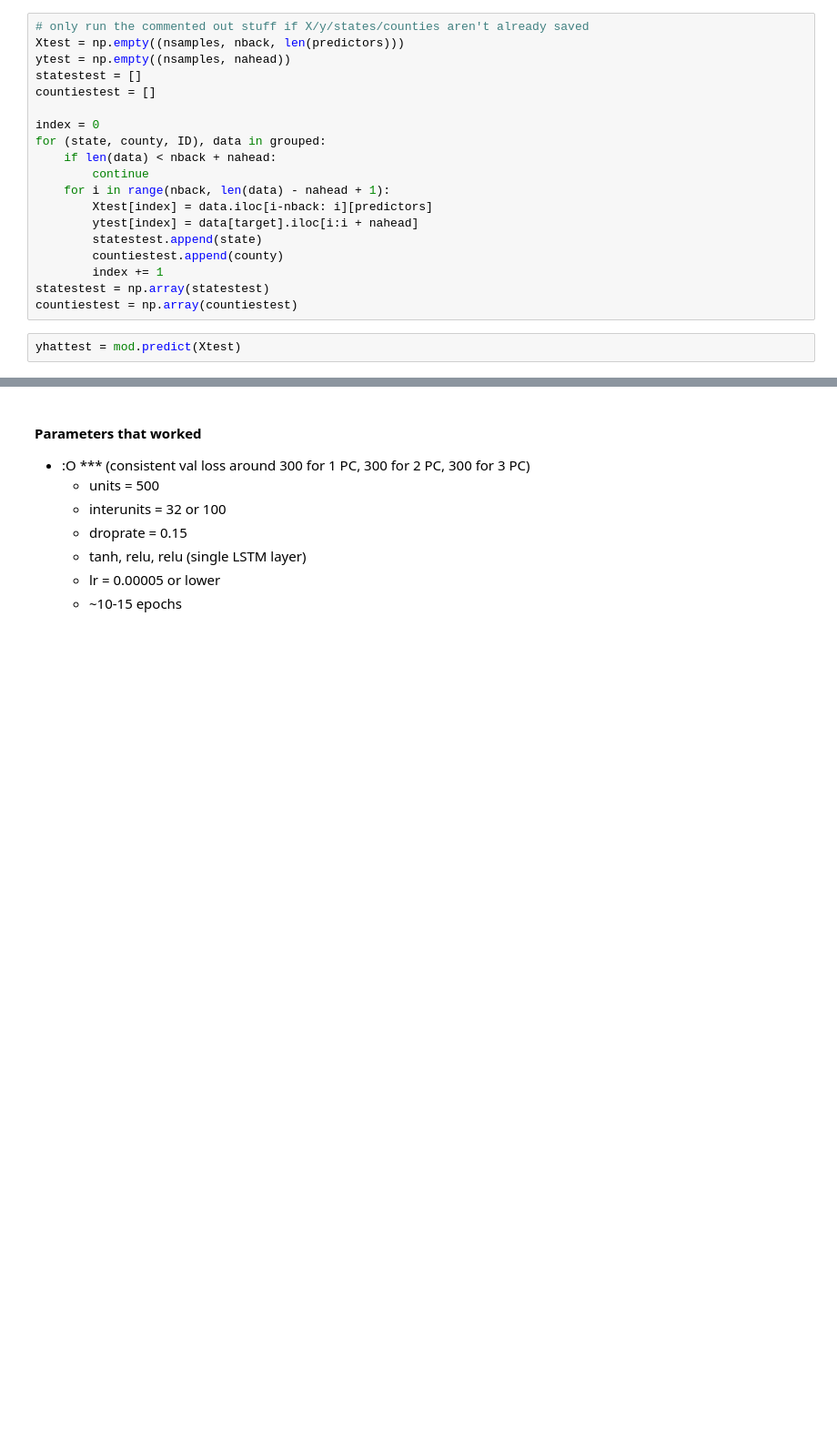
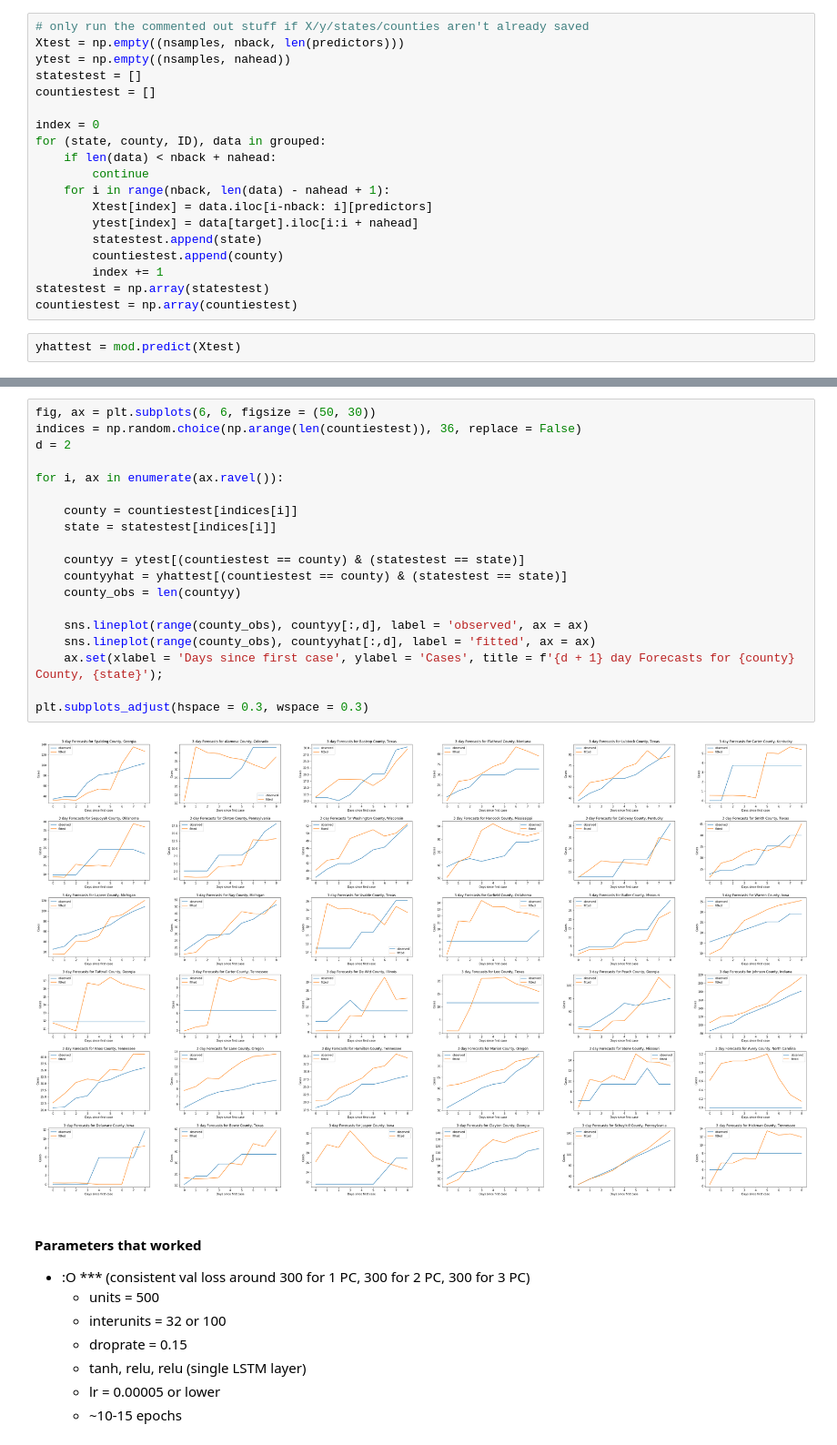
Before and after one commit to dafriedman97/COVID19_forecasts, a Jupyter notebook: forecasts.ipynb, the cells around one changed output, grey strips where cells are left out. Shown at 91% size. Drawn from its saved outputs; the diff is of its cells as text; blank space fills up the shorter version.

```diff
--- a/forecasts.ipynb
+++ b/forecasts.ipynb
@@ -345,3 +341,24 @@ ax.set(xlabel = 'Days since first case', ylabel = 'Cases', title = f'{d + 1} day
+# %%
+fig, ax = plt.subplots(6, 6, figsize = (50, 30))
+indices = np.random.choice(np.arange(len(countiestest)), 36, replace = False)
+d = 2
+
+for i, ax in enumerate(ax.ravel()):
+
+    county = countiestest[indices[i]]
+    state = statestest[indices[i]]
+
+    countyy = ytest[(countiestest == county) & (statestest == state)]
+    countyyhat = yhattest[(countiestest == county) & (statestest == state)]
+    county_obs = len(countyy)
+
+    sns.lineplot(range(county_obs), countyy[:,d], label = 'observed', ax = ax)
+    sns.lineplot(range(county_obs), countyyhat[:,d], label = 'fitted', ax = ax)
+    ax.set(xlabel = 'Days since first case', ylabel = 'Cases', title = f'{d + 1} day Forecasts for {county} County, {state}');
+
+plt.subplots_adjust(hspace = 0.3, wspace = 0.3)
+# %% [output]
+[figure, added]
 # %% [markdown]
 #### Parameters that worked
 
```
Also changed, not shown: parts of 16 cells of this notebook.
